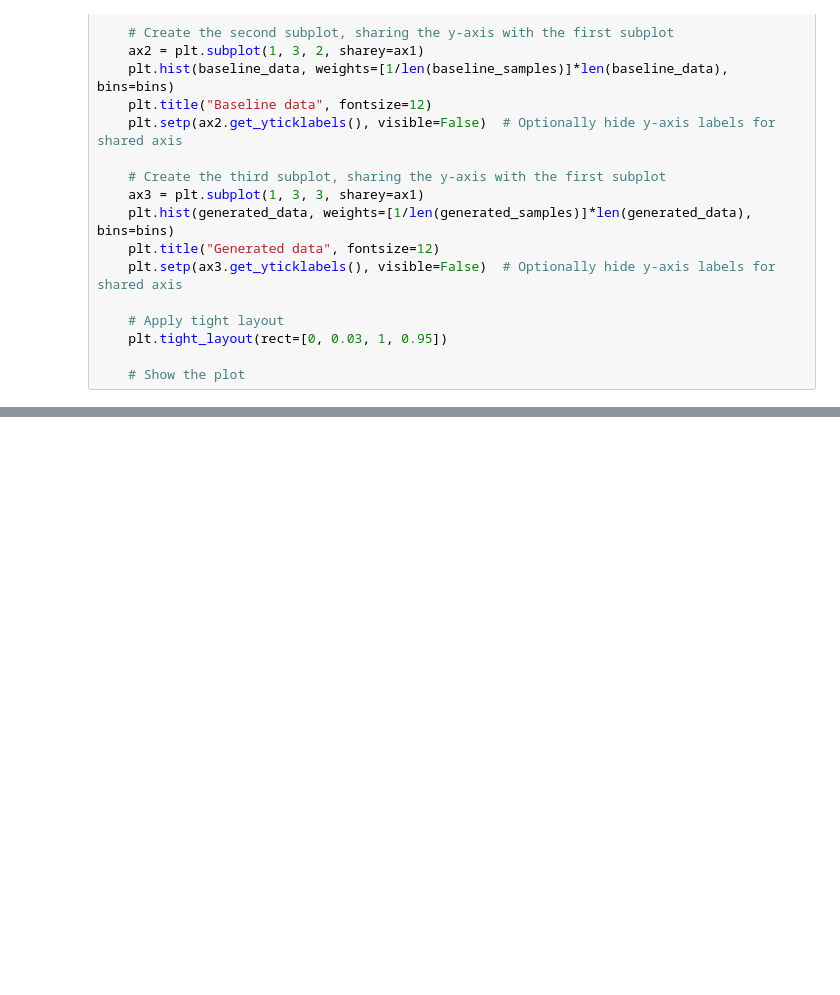
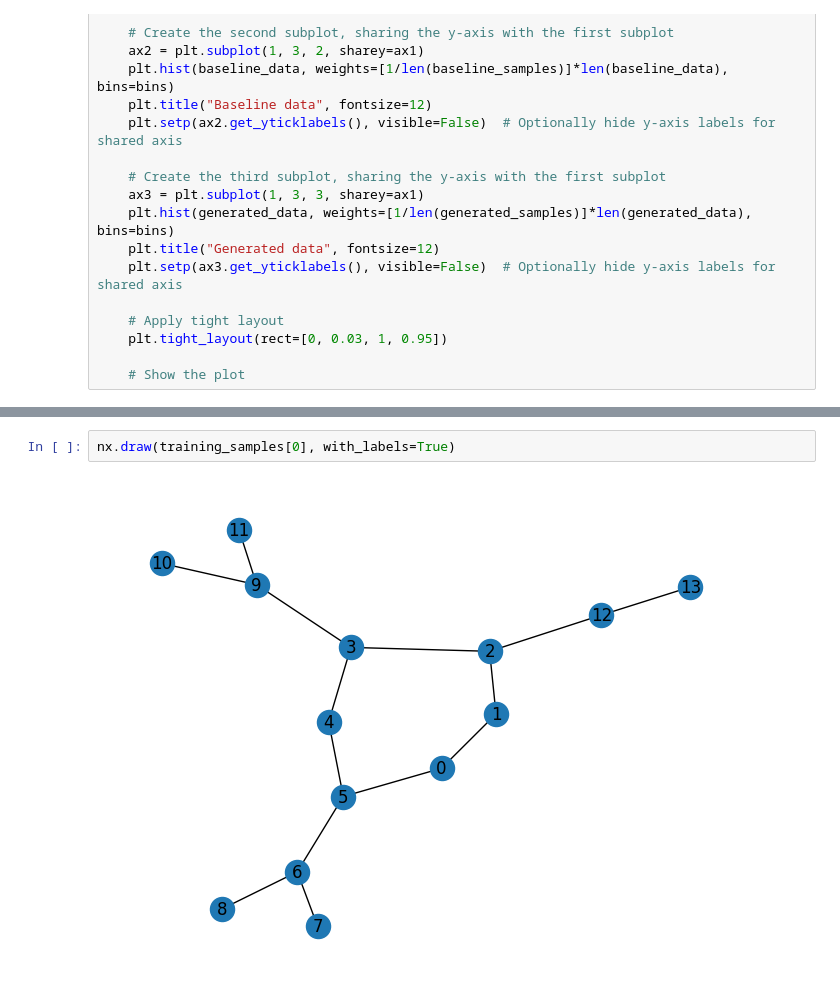
Before and after one commit to jereml99/advanceML, a Jupyter notebook: project3/visualisation.ipynb, the cells around one changed output, grey strips where cells are left out. Saved outputs shown, nothing was run; the diff lists cells and outputs as text; blank space fills up the shorter version.

```diff
--- a/project3/visualisation.ipynb
+++ b/project3/visualisation.ipynb
@@ -90,0 +87,4 @@ Baseline uniqnes:  0.999
+# %%
+nx.draw(training_samples[0], with_labels=True)
+# %% [output]
+[figure, added]
```
Also changed, not shown: parts of 8 cells of this notebook.
